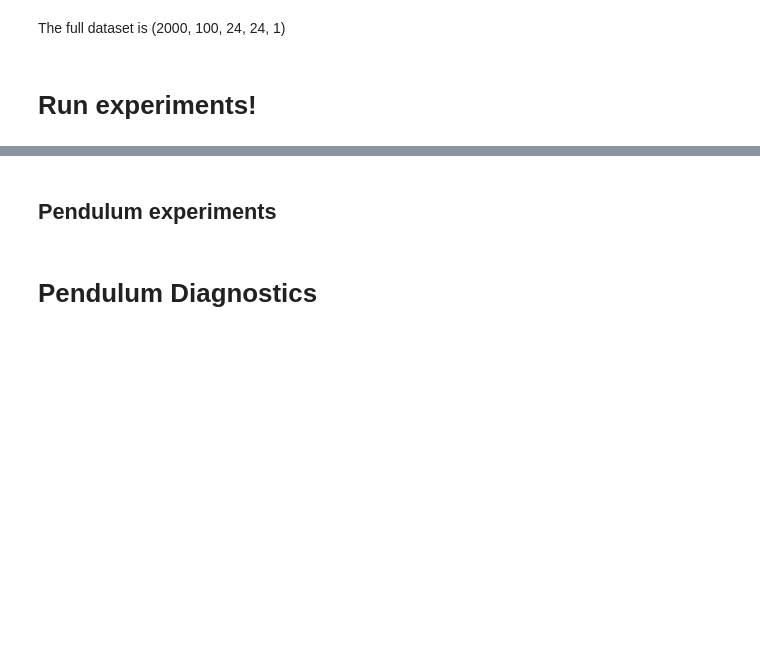
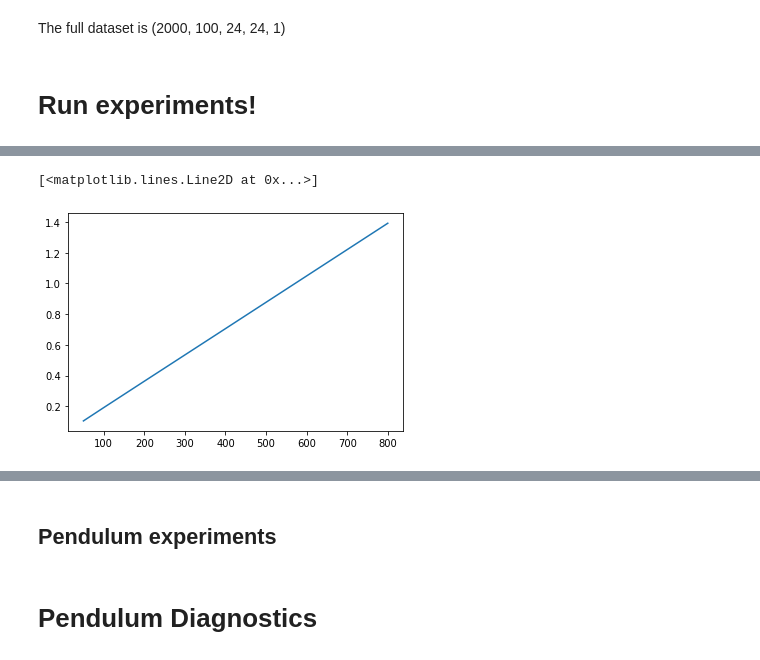
Before and after one commit to matthew9671/MattLab, a Jupyter notebook: Revisiting_SVAE.ipynb, the cells around one changed output, grey strips where cells are left out. Cells and saved outputs as stored; diff of their text form; code cells hidden in the pictures; blank space fills up the shorter version.

```diff
--- a/Revisiting_SVAE.ipynb
+++ b/Revisiting_SVAE.ipynb
@@ -3244,6 +3250,8 @@ def get_marginals_and_targets(seed, data, num_points, model,
 ## Define training loop
 # %%
 # @title Trainer object
+from time import time
+
 class Trainer:
     """
     model: a pytree node
@@ -3265,6 +3273,7 @@ class Trainer:
         self.params = initial_params
         self.model = model
         self.past_params = []
+        self.time_spent = []
 
         if train_params is None:
             train_params = dict()
@@ -3349,9 +3358,15 @@ class Trainer:
             batch_id = itr % num_batches
             batch_start = batch_id * batch_size
 
+            t = time()
+            # Training step
+            # ----------------------------------------
             self.params, self.opt_states, loss_out, grads = \
                 train_step(train_key, self.params,
                            train_data[batch_start:batch_start+batch_size], self.opt_states)
+            # ----------------------------------------
+            dt = time() - t
+            self.time_spent.append(dt)
 
             loss, aux = loss_out
             self.train_losses.append(loss)
@@ -3866,6 +3881,8 @@ def sample_lds_dataset(run_params):
         and str(data_dict["dataset_params"]) == str(fd.freeze(d)):
         print("Using existing data.")
         print("Data MLL: ", data_dict["marginal_log_likelihood"])
+
+        # return jax.device_put(data_dict, jax.devices("gpu")[0])
         return data_dict
 
     data_dict = {}
@@ -3915,7 +3932,7 @@ def sample_lds_dataset(run_params):
                               shape=(num_trials,),
                               key=seed_val)
 
-    data_dict["generative_model"] = lds
+    # data_dict["generative_model"] = lds
     data_dict["marginal_log_likelihood"] = mll
     data_dict["train_data"] = data
     data_dict["train_states"] = states
@@ -3924,6 +3941,7 @@ def sample_lds_dataset(run_params):
     data_dict["dataset_params"] = fd.freeze(run_params["dataset_params"])
     data_dict["lds_params"] = params
     return data_dict
+    # return jax.device_put(data_dict, jax.devices("gpu")[0])
 # %%
 # @title Testing the correctness of LDS m-step
 # seed = jr.PRNGKey(0)
@@ -4771,9 +4791,9 @@ def expand_pendulum_parameters(params):
 run_params = {
     # Most important: inference method
     "inference_method": "svae",
-    "use_parallel_kf": True,
+    "use_parallel_kf": False,
     # Relevant dimensions
-    "latent_dims": 20,
+    "latent_dims": 3,
     "rnn_dims": 10,
     "seed": jr.PRNGKey(0),
     "dataset_size": "small", # "small", "medium", "large"
@@ -4792,24 +4812,28 @@ run_params = {
     "lr_decay": False,
     "group_tag": "",
     # The only LDS-specific entries
-    "emission_dims": 30,
-    # "num_timesteps": 1000,
+    "emission_dims": 5,
+    "num_timesteps": 800,
     "run_type": "model_learning", # "inference_only"
-    "log_to_wandb": True,
+    "log_to_wandb": False,
     "visualize_training": False,
-    # "max_iters": 2000
+    "max_iters": 200
 }
+
+run_variations = {
+    "num_timesteps": [50, 100, 200, 400, 800, 1600]
+}
 # %%
 jax.config.update("jax_debug_nans", True)
 jax.config.update("jax_enable_x64", False)
 
 results = experiment_scheduler(run_params,
-                    #  run_variations=run_variations,
+                     run_variations=run_variations,
                      dataset_getter=sample_lds_dataset,
                      model_getter=init_model,
                      train_func=start_trainer,
                      params_expander=expand_lds_parameters,
-                     on_error=on_error,
+                    #  on_error=on_error,
                      continue_on_error=True
                      )
 wandb.finish()
@@ -4855,0 +5030,5 @@ View run at https://wandb.ai/matthew9671/SVAE-LDS-Final/runs/6clalcgl
+# %%
+plt.plot([50, 100, 200, 400, 800], [np.mean(np.array(exp["trainer"].time_spent[1:])) for exp in results[1]])
+# %% [output]
+[<matplotlib.lines.Line2D at 0x...>]
+[figure, added]
```
Also changed, not shown: parts of 19 cells of this notebook.
